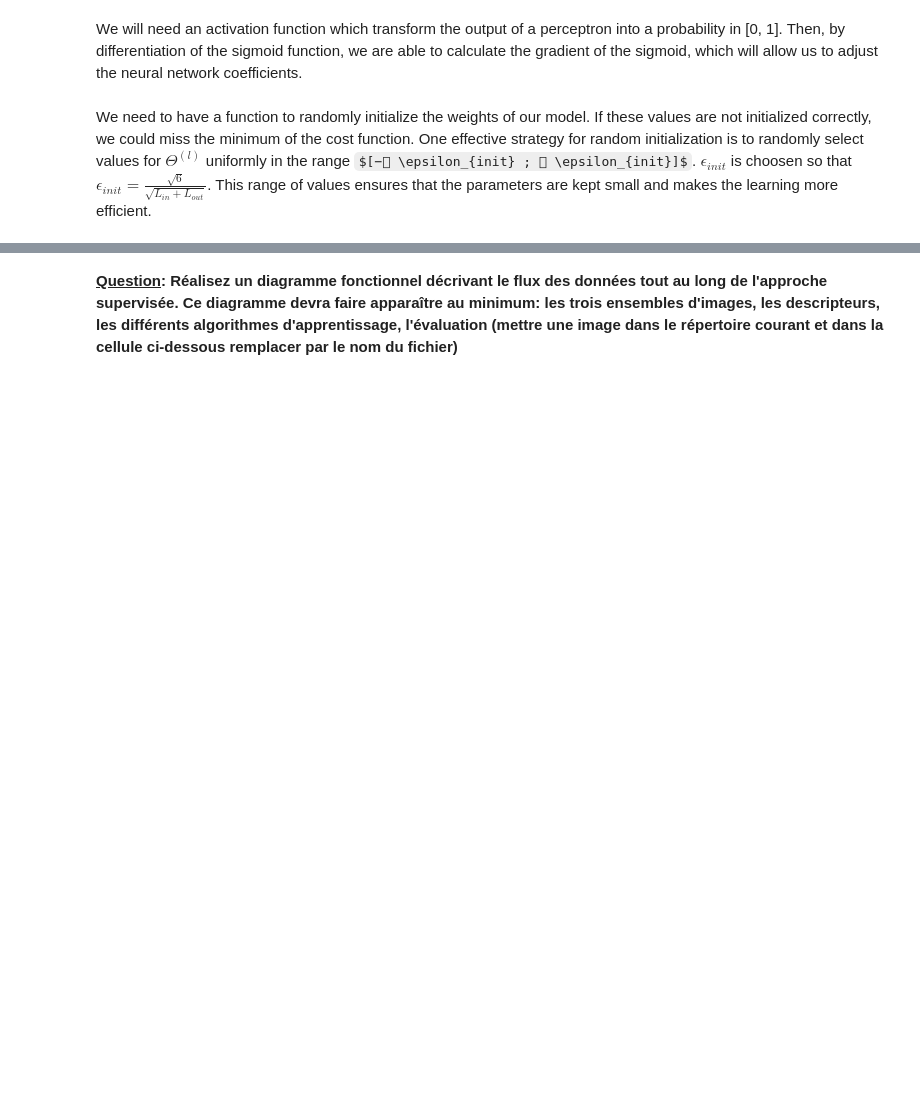
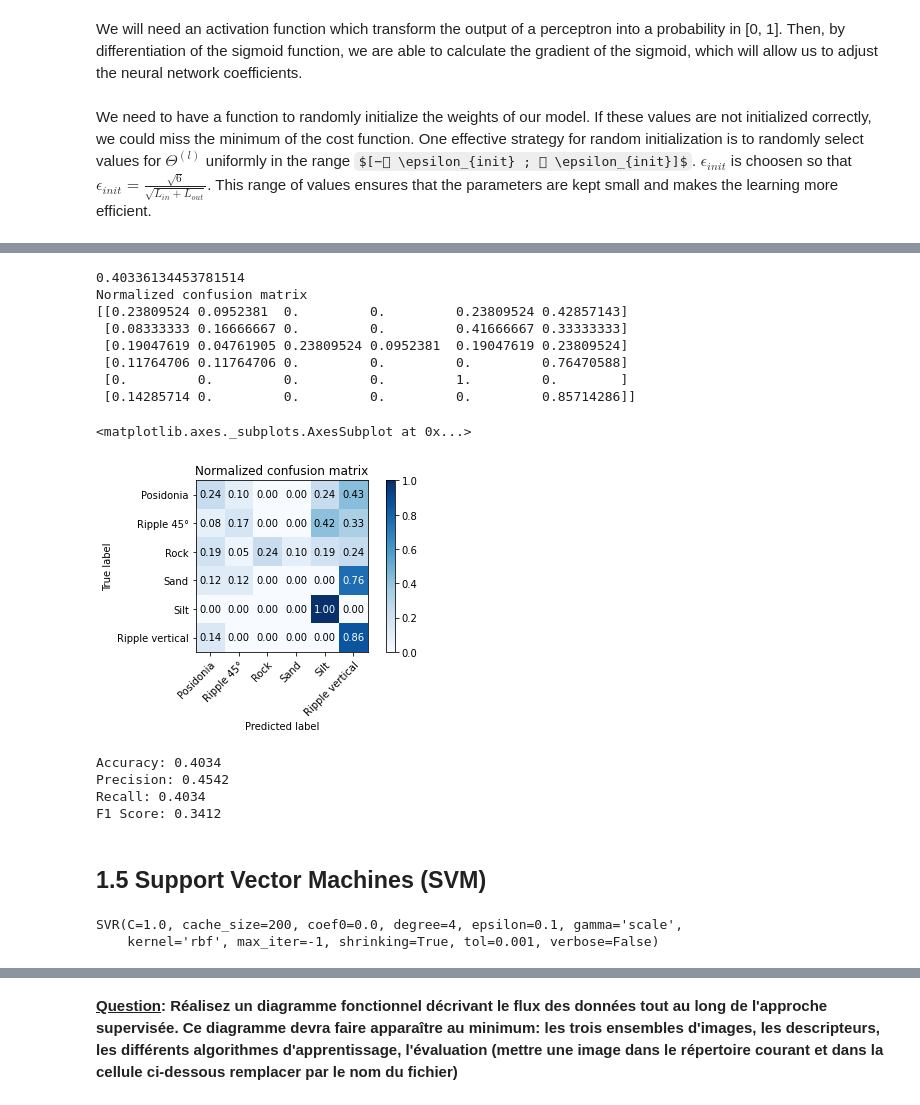
Before and after one commit to Teusner/Machine_Learning, a Jupyter notebook: Seabed_Classification/seafloorClassification_solution.ipynb, the cells around one changed output, grey strips where cells are left out. Saved outputs shown, nothing was run; the diff lists cells and outputs as text; code cells hidden in the pictures; some formulas as TeX source; blank space fills up the shorter version.

```diff
--- a/Seabed_Classification/seafloorClassification_solution.ipynb
+++ b/Seabed_Classification/seafloorClassification_solution.ipynb
@@ -426,0 +574,3 @@ F1 Score: 0.3809
+# %%
+clf = MLPClassifier(solver='lbfgs', alpha=1e-5, hidden_layer_sizes=(50), random_state=1)
+clf.fit(X_train, y_train)
@@ -426,0 +586,29 @@ F1 Score: 0.3809
+# %%
+y_pred = clf.predict(X_test)
+print(clf.score(X_test, y_test))
+plot_confusion_matrix(y_test, y_pred, label_names_unique, normalize=True, title=None, cmap=plt.cm.Blues)
+# %% [output]
+0.40336134453781514
+Normalized confusion matrix
+[[0.23809524 0.0952381  0.         0.         0.23809524 0.42857143]
+ [0.08333333 0.16666667 0.         0.         0.41666667 0.33333333]
+ [0.19047619 0.04761905 0.23809524 0.0952381  0.19047619 0.23809524]
+ [0.11764706 0.11764706 0.         0.         0.         0.76470588]
+ [0.         0.         0.         0.         1.         0.        ]
+ [0.14285714 0.         0.         0.         0.         0.85714286]]
+<matplotlib.axes._subplots.AxesSubplot at 0x...>
+[figure, added]
+# %%
+# Getting the labels and the predicted labels
+true_labels = le.inverse_transform(y_test)
+predicted_labels = le.inverse_transform(y_pred)
+
+# Getting metrics on the prediction
+get_metrics(true_labels, predicted_labels)
+# %% [output]
+Accuracy: 0.4034
+Precision: 0.4542
+Recall: 0.4034
+F1 Score: 0.3412
+# %% [markdown]
+## 1.5 Support Vector Machines (SVM)
@@ -426,0 +617,6 @@ F1 Score: 0.3809
+# %%
+clf = svm.SVR(degree=4)
+clf.fit(X_train, y_train)
+# %% [output]
+SVR(C=1.0, cache_size=200, coef0=0.0, degree=4, epsilon=0.1, gamma='scale',
+    kernel='rbf', max_iter=-1, shrinking=True, tol=0.001, verbose=False)
```
Also changed, not shown: parts of 116 cells of this notebook, 2 other files.
